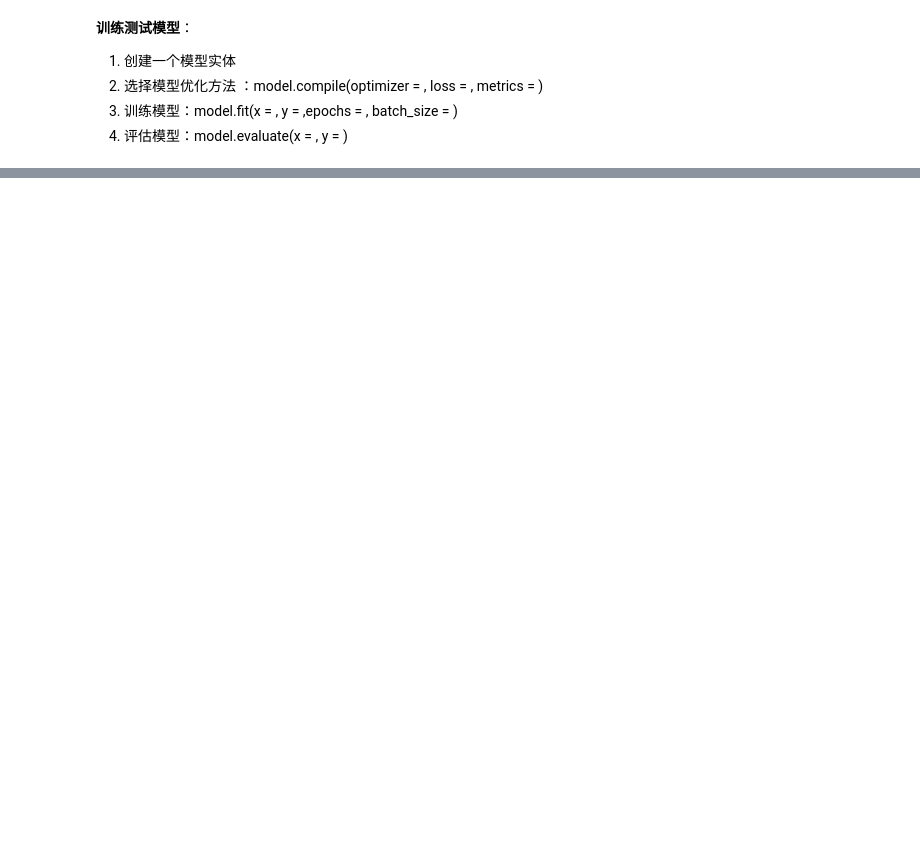
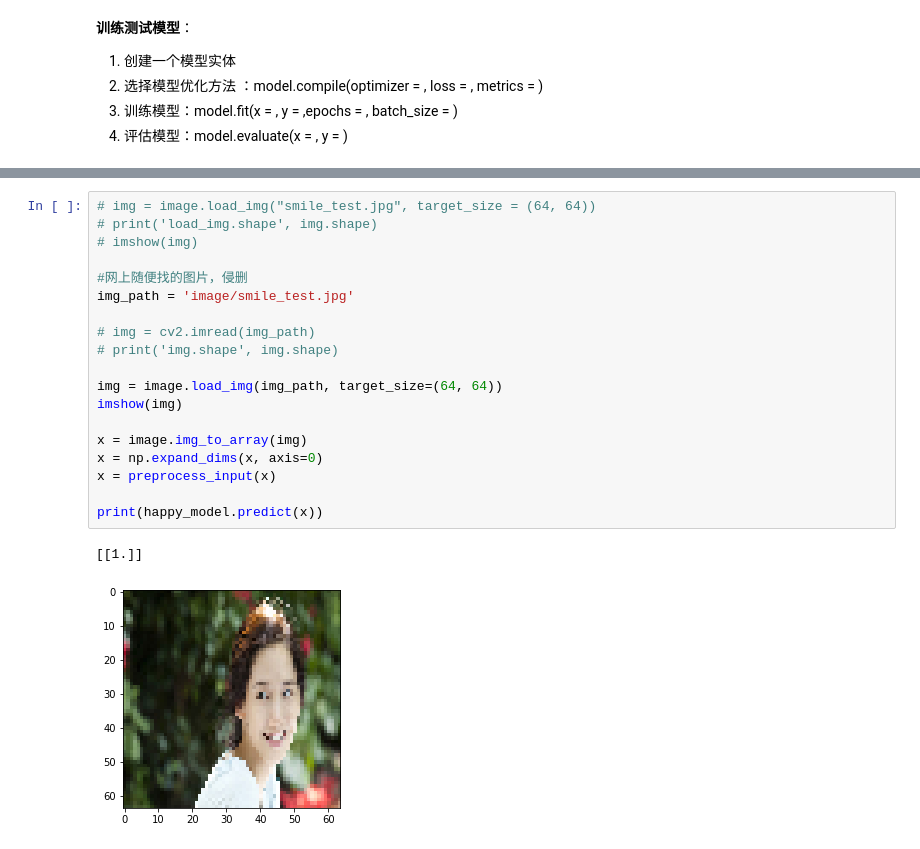
Before and after one commit to yyuanl/deep_learning_exercise, a Jupyter notebook: 课程4 卷积神经网络/第二周-keras入门及残差网络搭建/keras_exercise.ipynb, the cells around one changed output, grey strips where cells are left out. Cells and saved outputs as stored; diff of their text form; blank space fills up the shorter version.

```diff
--- a/课程4 卷积神经网络/第二周-keras入门及残差网络搭建/keras_exercise.ipynb
+++ b/课程4 卷积神经网络/第二周-keras入门及残差网络搭建/keras_exercise.ipynb
@@ -115,0 +146,22 @@ print ("准确度 = " + str(preds[1]))
+# %%
+# img = image.load_img("smile_test.jpg", target_size = (64, 64))
+# print('load_img.shape', img.shape)
+# imshow(img)
+
+#网上随便找的图片，侵删
+img_path = 'image/smile_test.jpg'
+
+# img = cv2.imread(img_path)
+# print('img.shape', img.shape)
+
+img = image.load_img(img_path, target_size=(64, 64))
+imshow(img)
+
+x = image.img_to_array(img)
+x = np.expand_dims(x, axis=0)
+x = preprocess_input(x)
+
+print(happy_model.predict(x))
+# %% [output]
+[[1.]]
+[figure, added]
```
Also changed, not shown: parts of 6 cells of this notebook.
